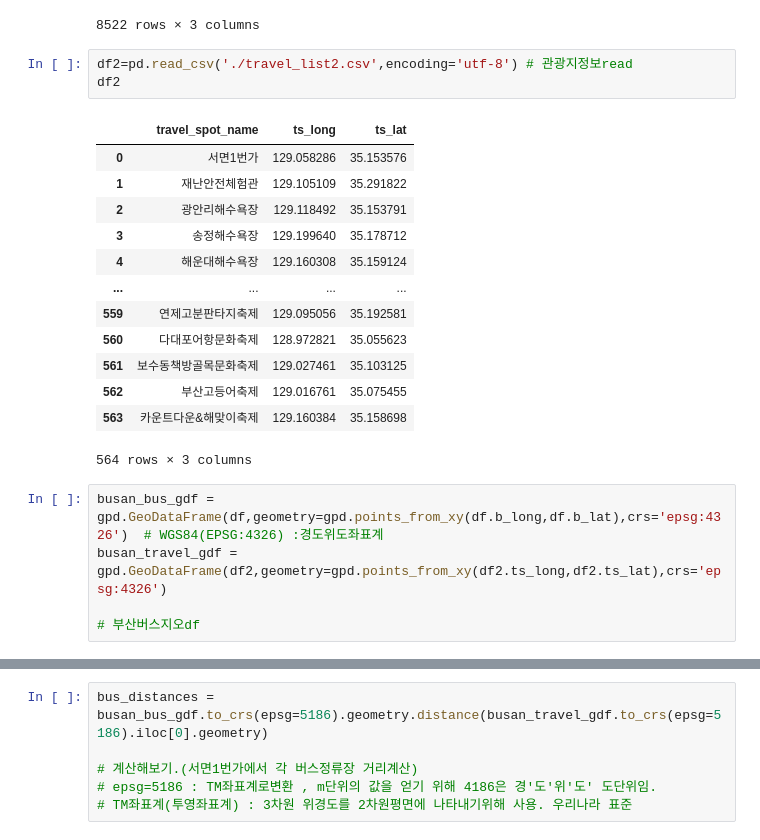
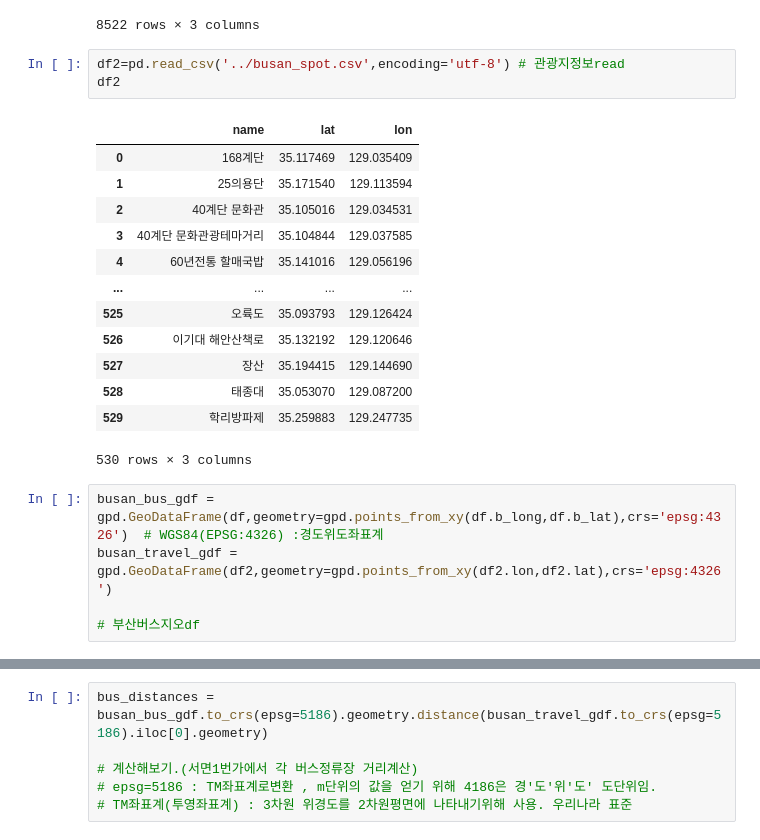
Before and after one commit to sohee0/final_sh, a Jupyter notebook: trans_python/bus_python.ipynb, the cells around one changed output, grey strips where cells are left out. Cells and saved outputs as stored; diff of their text form.

```diff
--- a/trans_python/bus_python.ipynb
+++ b/trans_python/bus_python.ipynb
@@ -20,25 +20,25 @@ df
 | 8521 | 해운대문화회관 | 129.174878 | 35.170511 |
 8522 rows × 3 columns
 # %%
-df2=pd.read_csv('./travel_list2.csv',encoding='utf-8') # 관광지정보read
+df2=pd.read_csv('../busan_spot.csv',encoding='utf-8') # 관광지정보read
 df2
 # %% [output]
-|  | travel_spot_name | ts_long | ts_lat |
-| 0 | 서면1번가 | 129.058286 | 35.153576 |
-| 1 | 재난안전체험관 | 129.105109 | 35.291822 |
-| 2 | 광안리해수욕장 | 129.118492 | 35.153791 |
-| 3 | 송정해수욕장 | 129.199640 | 35.178712 |
-| 4 | 해운대해수욕장 | 129.160308 | 35.159124 |
+|  | name | lat | lon |
+| 0 | 168계단 | 35.117469 | 129.035409 |
+| 1 | 25의용단 | 35.171540 | 129.113594 |
+| 2 | 40계단 문화관 | 35.105016 | 129.034531 |
+| 3 | 40계단 문화관광테마거리 | 35.104844 | 129.037585 |
+| 4 | 60년전통 할매국밥 | 35.141016 | 129.056196 |
 | ... | ... | ... | ... |
-| 559 | 연제고분판타지축제 | 129.095056 | 35.192581 |
-| 560 | 다대포어항문화축제 | 128.972821 | 35.055623 |
-| 561 | 보수동책방골목문화축제 | 129.027461 | 35.103125 |
-| 562 | 부산고등어축제 | 129.016761 | 35.075455 |
-| 563 | 카운트다운&해맞이축제 | 129.160384 | 35.158698 |
+| 525 | 오륙도 | 35.093793 | 129.126424 |
+| 526 | 이기대 해안산책로 | 35.132192 | 129.120646 |
+| 527 | 장산 | 35.194415 | 129.144690 |
+| 528 | 태종대 | 35.053070 | 129.087200 |
+| 529 | 학리방파제 | 35.259883 | 129.247735 |
-564 rows × 3 columns
+530 rows × 3 columns
 # %%
 busan_bus_gdf = gpd.GeoDataFrame(df,geometry=gpd.points_from_xy(df.b_long,df.b_lat),crs='epsg:4326')  # WGS84(EPSG:4326) :경도위도좌표계
-busan_travel_gdf = gpd.GeoDataFrame(df2,geometry=gpd.points_from_xy(df2.ts_long,df2.ts_lat),crs='epsg:4326')
+busan_travel_gdf = gpd.GeoDataFrame(df2,geometry=gpd.points_from_xy(df2.lon,df2.lat),crs='epsg:4326')
 
 # 부산버스지오df
 # %%
```
Also changed, not shown: parts of 7 cells of this notebook, 11 other files.
